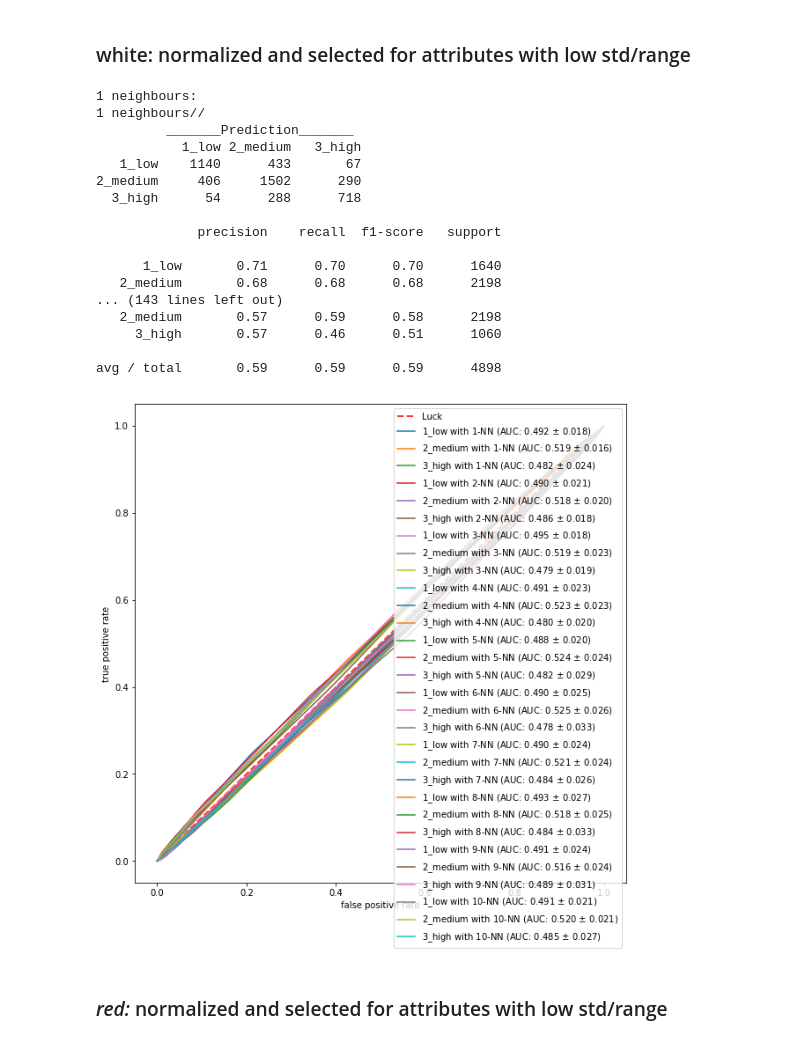
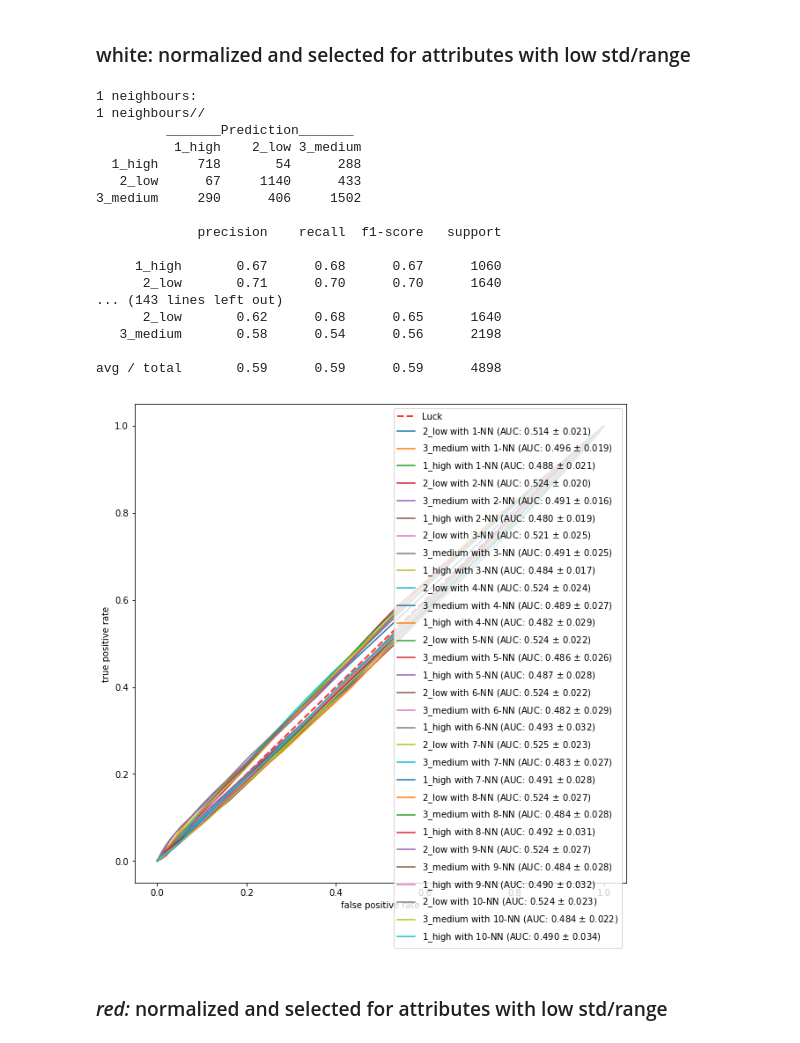
Before and after one commit to GeJulia/wineForTheWin, a Jupyter notebook: Michael-clean.ipynb, the cells around one changed output. Cells and saved outputs as stored; diff of their text form; code cells hidden in the pictures.

```diff
--- a/Michael-clean.ipynb
+++ b/Michael-clean.ipynb
@@ -133,11 +133,12 @@ rcorr.style.background_gradient().set_precision(3)
 # %%
 conditions = [(white['quality'] < 6),
               (white['quality'] > 6)]
-choices = ['1_low', '3_high']
-white['class'] = np.select(conditions, choices, default = '2_medium')
+choices = ['2_low', '1_high']
+white['class'] = np.select(conditions, choices, default = '3_medium')
 
 conditions = [(red['quality'] < 6),
               (red['quality'] > 6)]
+choices = ['3_low', '1_high']
 red['class'] = np.select(conditions, choices, default = '2_medium')
 
 print('class distribution fot white:')
@@ -235,43 +236,43 @@ def avg_roc(cv, estimator, data, target, pos_label):
 def run_knn_report(inputs, targets):
     plt.figure(figsize=(10,10))
     plt.plot([0, 1], [0, 1], linestyle='--', lw=2, color='r', label='Luck', alpha=.8) # draw diagonal
     for n_neighbour in range(1,11):
         print(str(n_neighbour) + " neighbours:")
         knn_estimator = KNeighborsClassifier(n_neighbour)
-        for classlabel in ['1_low','2_medium','3_high']:
+        for classlabel in targets.unique():
             mean_fpr, mean_tpr, mean_auc, std_auc = avg_roc(cv, knn_estimator, inputs, targets,classlabel)
             plt.plot(mean_fpr, mean_tpr, label='{} with {}-NN (AUC: {:.3f} $\pm$ {:.3f})'.format(classlabel,n_neighbour, mean_auc, std_auc))
         print(str(n_neighbour)+ " neighbours//")
         predicted = cross_val_predict(knn_estimator,inputs,targets,cv=cv)
         print(confusion_matrix_report(targets,predicted))
         print(classification_report(targets,predicted))
     plt.xlabel('false positive rate')
     plt.ylabel('true positive rate')
     plt.legend()
     plt.show()
 
 cv = StratifiedKFold(n_splits=10, shuffle=True, random_state=1337)
 #cv = KFold(n_splits=3)
 run_knn_report(white_norm_filtered.values, white_targetclass)
 # %% [output]
 1 neighbours:
 1 neighbours//
          _______Prediction_______
-           1_low 2_medium   3_high
-   1_low    1140      433       67
-2_medium     406     1502      290
-  3_high      54      288      718
+          1_high    2_low 3_medium
+  1_high     718       54      288
+   2_low      67     1140      433
+3_medium     290      406     1502
 
              precision    recall  f1-score   support
 
-      1_low       0.71      0.70      0.70      1640
-   2_medium       0.68      0.68      0.68      2198
+     1_high       0.67      0.68      0.67      1060
+      2_low       0.71      0.70      0.70      1640
 ... (143 lines left out)
-   2_medium       0.57      0.59      0.58      2198
-     3_high       0.57      0.46      0.51      1060
+      2_low       0.62      0.68      0.65      1640
+   3_medium       0.58      0.54      0.56      2198
 
 avg / total       0.59      0.59      0.59      4898
-[figure, old version]
+[figure, new version]
 # %% [markdown]
 <h3><i>red: </i>normalized and selected for attributes with low std/range</h3>
 # %%
```
Also changed, not shown: parts of 20 cells of this notebook.
